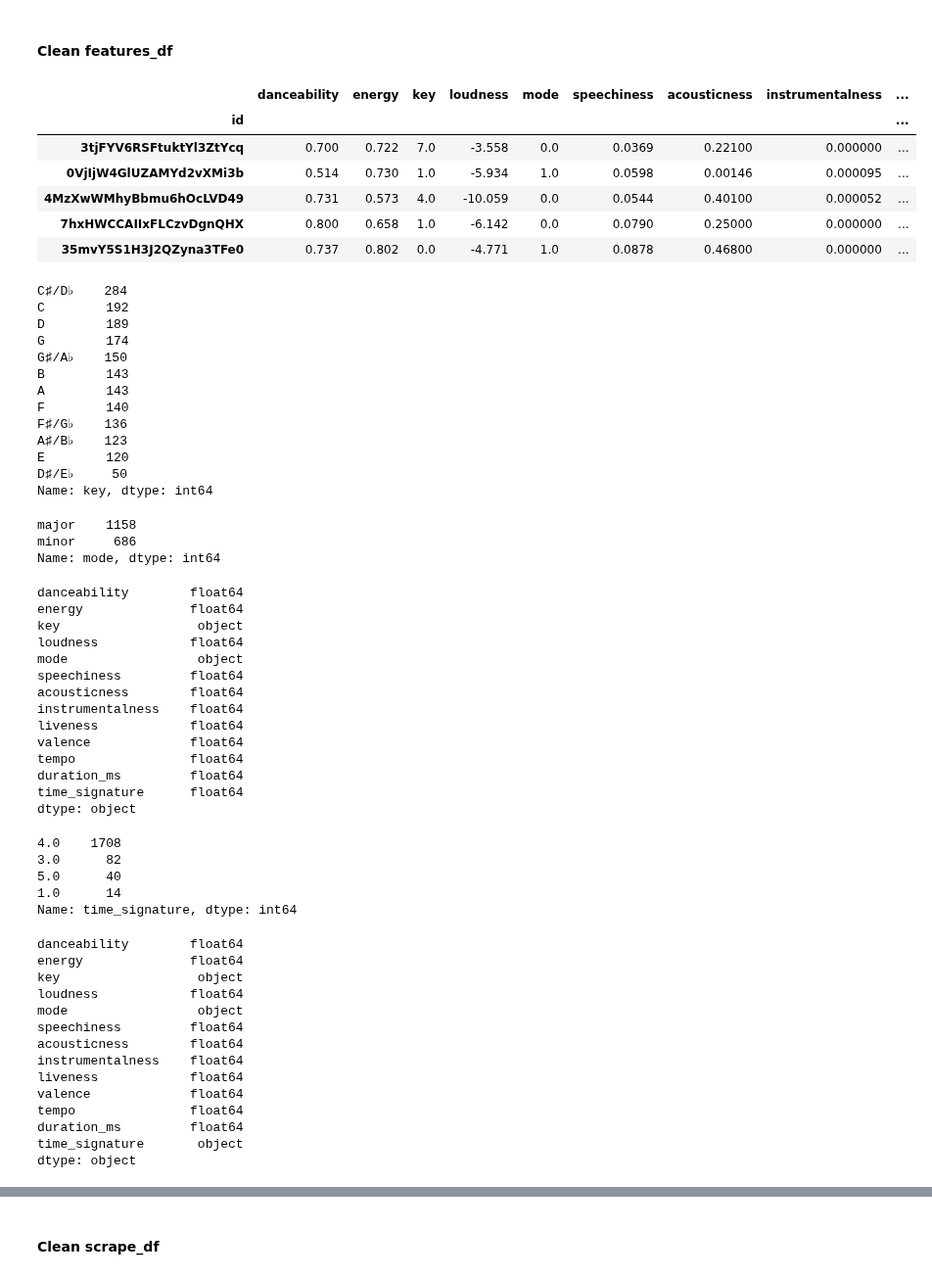
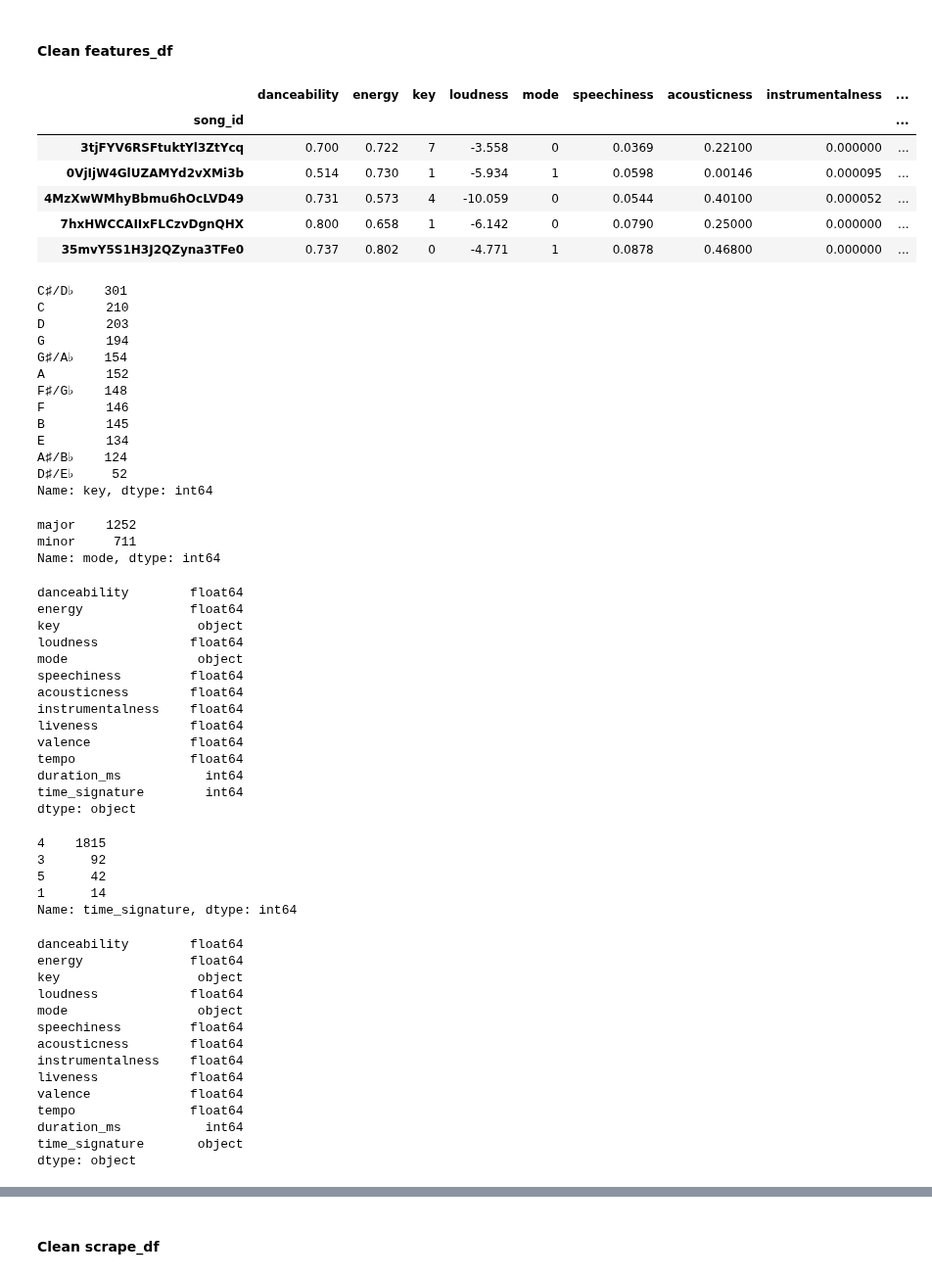
Before and after one commit to aseo67/Top_Songs_Analysis, a Jupyter notebook: TopSongsAnalysis_DataLoading.ipynb, the cells around one changed output, grey strips where cells are left out. Shown at 98% size. Drawn from its saved outputs; the diff is of its cells as text; code cells hidden in the pictures.

```diff
--- a/TopSongsAnalysis_DataLoading.ipynb
+++ b/TopSongsAnalysis_DataLoading.ipynb
@@ -140,8 +140,10 @@ song_ids17 = song_ids[1600:1700]
 print(len(song_ids17))
 song_ids18 = song_ids[1700:1800]
 print(len(song_ids18))
-song_ids19 = song_ids[1800:]
+song_ids19 = song_ids[1800:1900]
 print(len(song_ids19))
+song_ids20 = song_ids[1900:]
+print(len(song_ids20))
 # %% [output]
 100
 100
@@ -284,6 +266,10 @@ for i in song_ids19:
     req = requests.get(base_url + i, headers=headers)
     req = req.json()
     data.append(req)
+for i in song_ids20:
+    req = requests.get(base_url + i, headers=headers)
+    req = req.json()
+    data.append(req)
 # %%
 # Check results
 data
@@ -331,16 +318,16 @@ features_df
 #### Clean features_df
 # %%
 # Remove unnecessary columns
-features_df = features_df.drop(columns=['type', 'uri', 'track_href', 'analysis_url', 'error'])
+features_df = features_df.drop(columns=['type', 'uri', 'track_href', 'analysis_url'])
 features_df.head()
 # %% [output]
 |  | danceability | energy | key | loudness | mode | speechiness | acousticness | instrumentalness | ... |
-| id |  |  |  |  |  |  |  |  | ... |
-| 3tjFYV6RSFtuktYl3ZtYcq | 0.700 | 0.722 | 7.0 | -3.558 | 0.0 | 0.0369 | 0.22100 | 0.000000 | ... |
-| 0VjIjW4GlUZAMYd2vXMi3b | 0.514 | 0.730 | 1.0 | -5.934 | 1.0 | 0.0598 | 0.00146 | 0.000095 | ... |
-| 4MzXwWMhyBbmu6hOcLVD49 | 0.731 | 0.573 | 4.0 | -10.059 | 0.0 | 0.0544 | 0.40100 | 0.000052 | ... |
-| 7hxHWCCAIIxFLCzvDgnQHX | 0.800 | 0.658 | 1.0 | -6.142 | 0.0 | 0.0790 | 0.25000 | 0.000000 | ... |
-| 35mvY5S1H3J2QZyna3TFe0 | 0.737 | 0.802 | 0.0 | -4.771 | 1.0 | 0.0878 | 0.46800 | 0.000000 | ... |
+| song_id |  |  |  |  |  |  |  |  | ... |
+| 3tjFYV6RSFtuktYl3ZtYcq | 0.700 | 0.722 | 7 | -3.558 | 0 | 0.0369 | 0.22100 | 0.000000 | ... |
+| 0VjIjW4GlUZAMYd2vXMi3b | 0.514 | 0.730 | 1 | -5.934 | 1 | 0.0598 | 0.00146 | 0.000095 | ... |
+| 4MzXwWMhyBbmu6hOcLVD49 | 0.731 | 0.573 | 4 | -10.059 | 0 | 0.0544 | 0.40100 | 0.000052 | ... |
+| 7hxHWCCAIIxFLCzvDgnQHX | 0.800 | 0.658 | 1 | -6.142 | 0 | 0.0790 | 0.25000 | 0.000000 | ... |
+| 35mvY5S1H3J2QZyna3TFe0 | 0.737 | 0.802 | 0 | -4.771 | 1 | 0.0878 | 0.46800 | 0.000000 | ... |
 # %%
 # Replace values in 'key' column with chord names (API data uses integer notation for chords)
 features_df['key'] = features_df['key'].map({
@@ -359,18 +346,18 @@ features_df['key'] = features_df['key'].map({
 })
 features_df['key'].value_counts()
 # %% [output]
-C♯/D♭    284
-C        192
-D        189
-G        174
-G♯/A♭    150
-B        143
-A        143
-F        140
-F♯/G♭    136
-A♯/B♭    123
-E        120
-D♯/E♭     50
+C♯/D♭    301
+C        210
+D        203
+G        194
+G♯/A♭    154
+A        152
+F♯/G♭    148
+F        146
+B        145
+E        134
+A♯/B♭    124
+D♯/E♭     52
 Name: key, dtype: int64
 # %%
 # Replace values in 'mode' column with 'major' or 'minor'
@@ -380,8 +367,8 @@ features_df['mode'] = features_df['mode'].map({
 })
 features_df['mode'].value_counts()
 # %% [output]
-major    1158
-minor     686
+major    1252
+minor     711
 Name: mode, dtype: int64
 # %%
 # Check data types
@@ -398,17 +385,17 @@ instrumentalness    float64
 liveness            float64
 valence             float64
 tempo               float64
-duration_ms         float64
-time_signature      float64
+duration_ms           int64
+time_signature        int64
 dtype: object
 # %%
 # Check 'time_signature' values
 features_df['time_signature'].value_counts()
 # %% [output]
-4.0    1708
-3.0      82
-5.0      40
-1.0      14
+4    1815
+3      92
+5      42
+1      14
 Name: time_signature, dtype: int64
 # %%
 # Fix 'time_signature' data type, since the numbers don't represent numerical values
@@ -426,6 +413,6 @@ instrumentalness    float64
 liveness            float64
 valence             float64
 tempo               float64
-duration_ms         float64
+duration_ms           int64
 time_signature       object
 dtype: object
```
Also changed, not shown: parts of 15 cells of this notebook, 15 other files.
